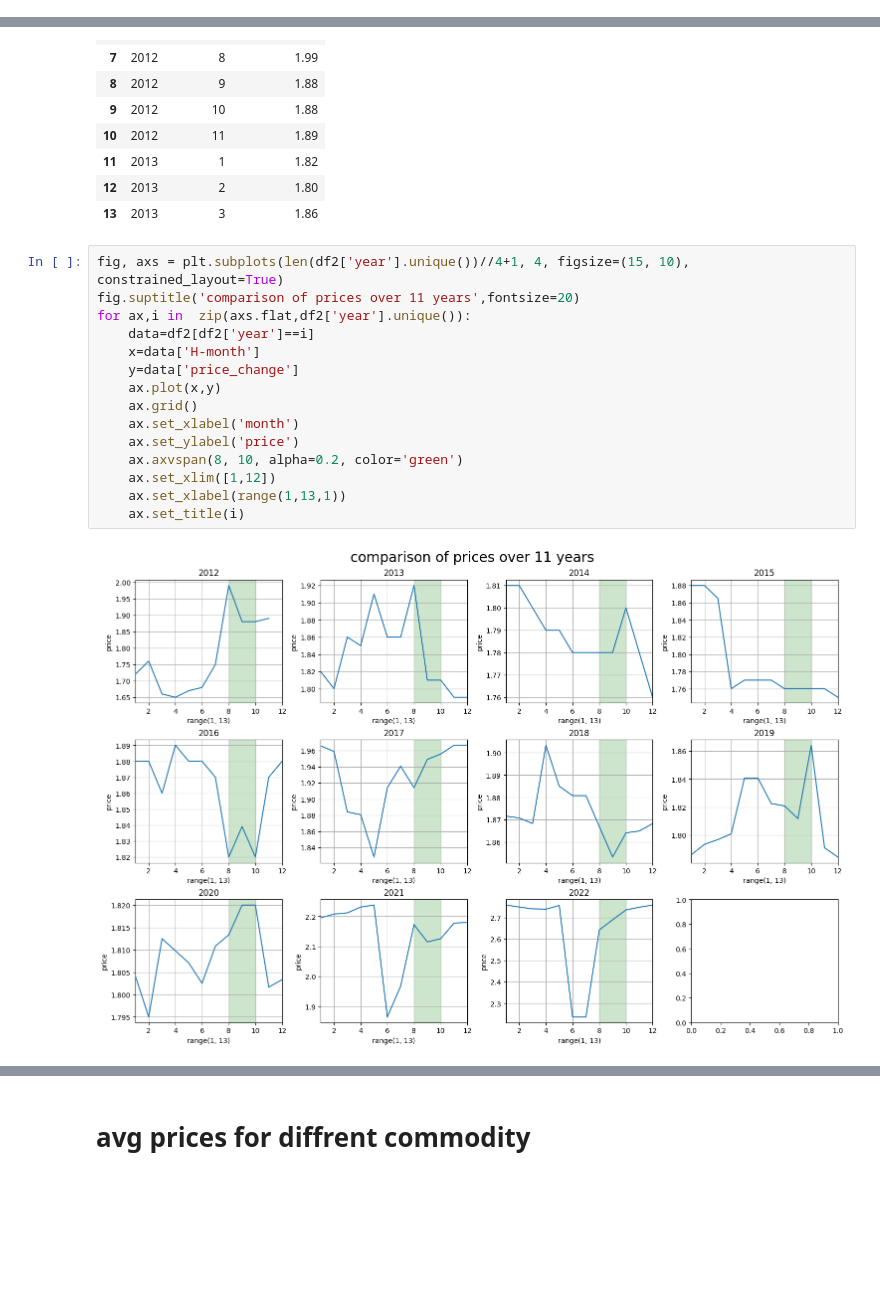
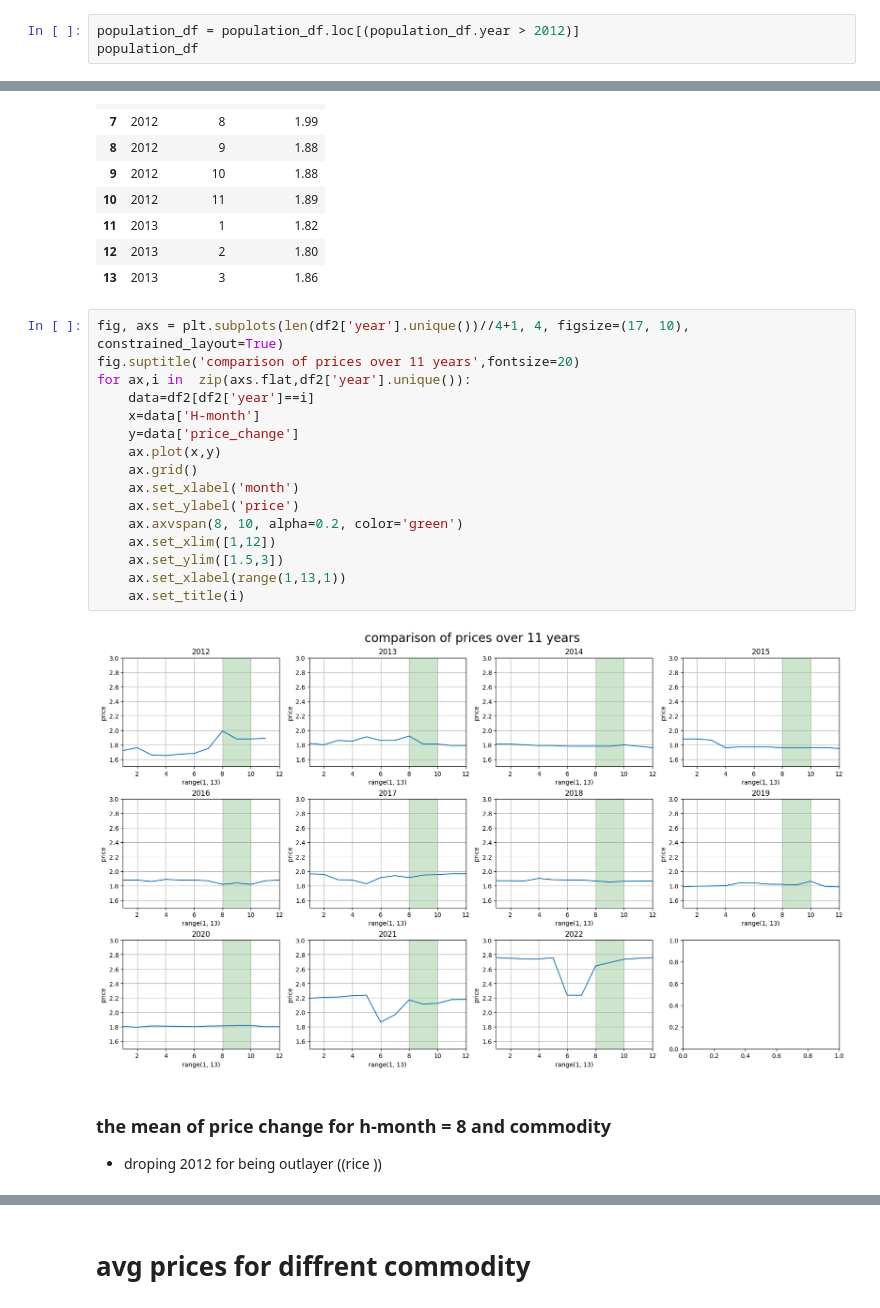
Before and after one commit to shaker113/group5_Price_Forecast, a Jupyter notebook: group_5_project.ipynb, the cells around one changed output, grey strips where cells are left out. Cells and saved outputs as stored; diff of their text form; blank space fills up the shorter version.

```diff
--- a/group_5_project.ipynb
+++ b/group_5_project.ipynb
@@ -106,0 +146,3 @@ population_df
+# %%
+population_df = population_df.loc[(population_df.year > 2012)]
+population_df
@@ -179,19 +251,23 @@ df2.head(14)
 | 12 | 2013 | 2 | 1.80 |
 | 13 | 2013 | 3 | 1.86 |
 # %%
-fig, axs = plt.subplots(len(df2['year'].unique())//4+1, 4, figsize=(15, 10), constrained_layout=True)
+fig, axs = plt.subplots(len(df2['year'].unique())//4+1, 4, figsize=(17, 10), constrained_layout=True)
 fig.suptitle('comparison of prices over 11 years',fontsize=20)
 for ax,i in  zip(axs.flat,df2['year'].unique()):
     data=df2[df2['year']==i]
     x=data['H-month']
     y=data['price_change']
     ax.plot(x,y)
     ax.grid()
     ax.set_xlabel('month')
     ax.set_ylabel('price')
     ax.axvspan(8, 10, alpha=0.2, color='green')
     ax.set_xlim([1,12])
+    ax.set_ylim([1.5,3])
     ax.set_xlabel(range(1,13,1))
     ax.set_title(i)
 # %% [output]
-[figure, old version]
+[figure, new version]
+# %% [markdown]
+### the mean of price change for h-month = 8 and commodity
+* droping 2012 for being outlayer ((rice ))
```
Also changed, not shown: parts of 30 cells of this notebook, 1 other file.
